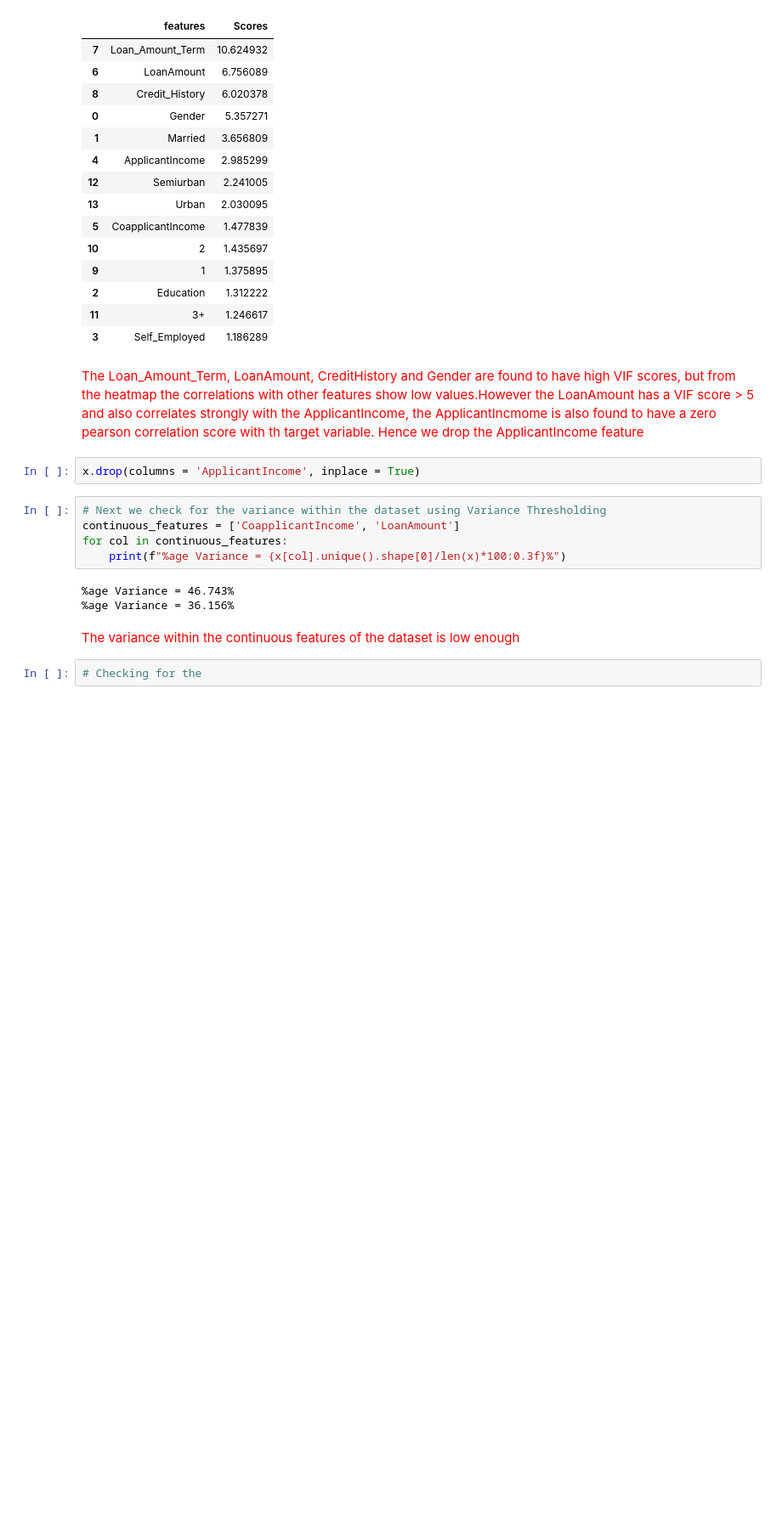
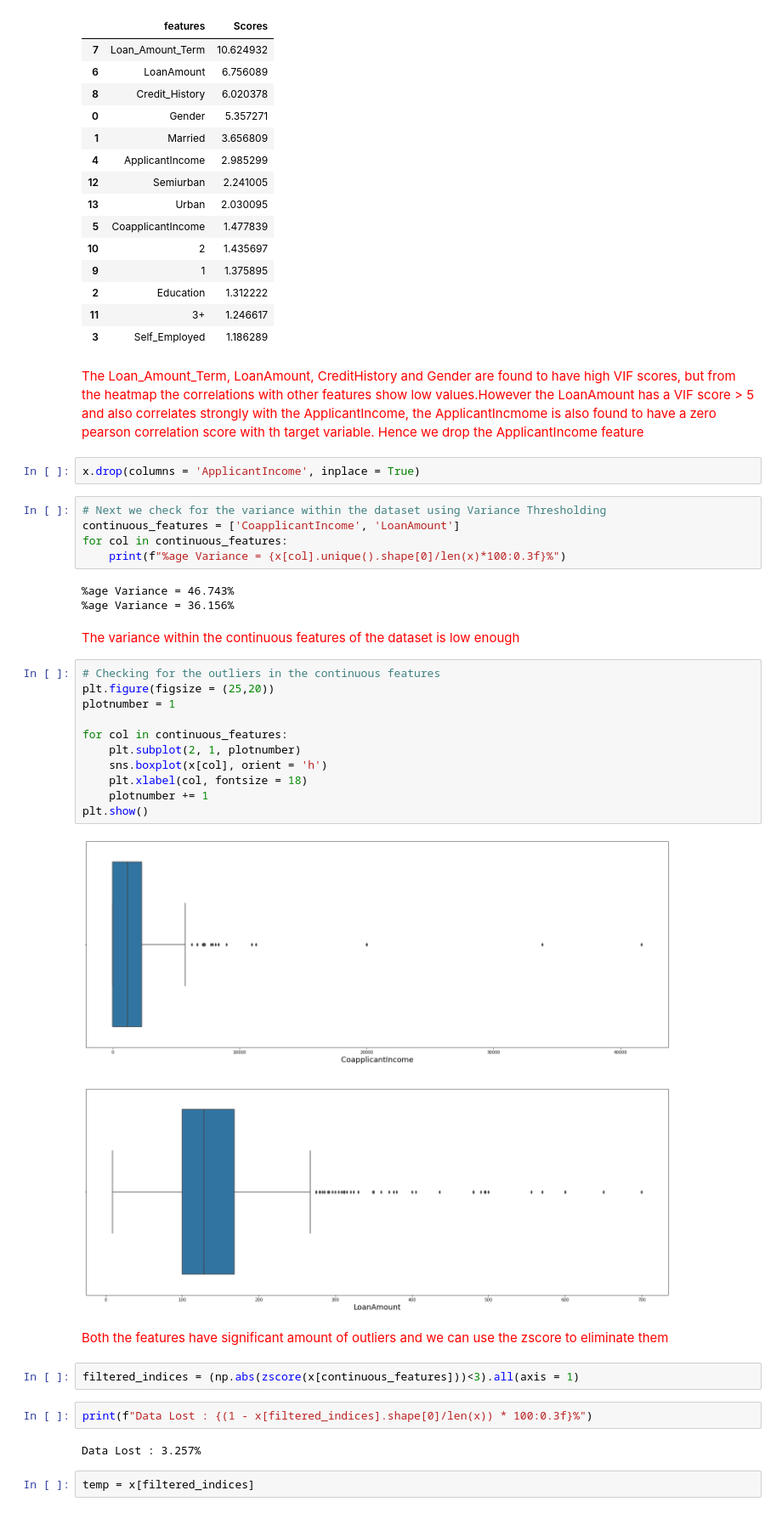
Before and after one commit to zobekenobe/DT-Evaluation-Project, a Jupyter notebook: Project 6.ipynb, the cells around one changed output. Shown at 85% size. Cells and saved outputs as stored; diff of their text form; blank space fills up the shorter version.

```diff
--- a/Project 6.ipynb
+++ b/Project 6.ipynb
@@ -328,5 +328,26 @@ for col in continuous_features:
 <font color = red>
 The variance within the continuous features of the dataset is low enough
 </font>
-# %%
-# Checking for the
+# %%
+# Checking for the outliers in the continuous features
+plt.figure(figsize = (25,20))
+plotnumber = 1
+
+for col in continuous_features:
+    plt.subplot(2, 1, plotnumber)
+    sns.boxplot(x[col], orient = 'h')
+    plt.xlabel(col, fontsize = 18)
+    plotnumber += 1
+plt.show()
+# %% [output]
+[figure, added]
+# %% [markdown]
+<font color = red>Both the features have significant amount of outliers and we can use the zscore to eliminate them</font>
+# %%
+filtered_indices = (np.abs(zscore(x[continuous_features]))<3).all(axis = 1)
+# %%
+print(f"Data Lost : {(1 - x[filtered_indices].shape[0]/len(x)) * 100:0.3f}%")
+# %% [output]
+Data Lost : 3.257%
+# %%
+temp = x[filtered_indices]
```
Also changed, not shown: parts of 31 cells of this notebook.
